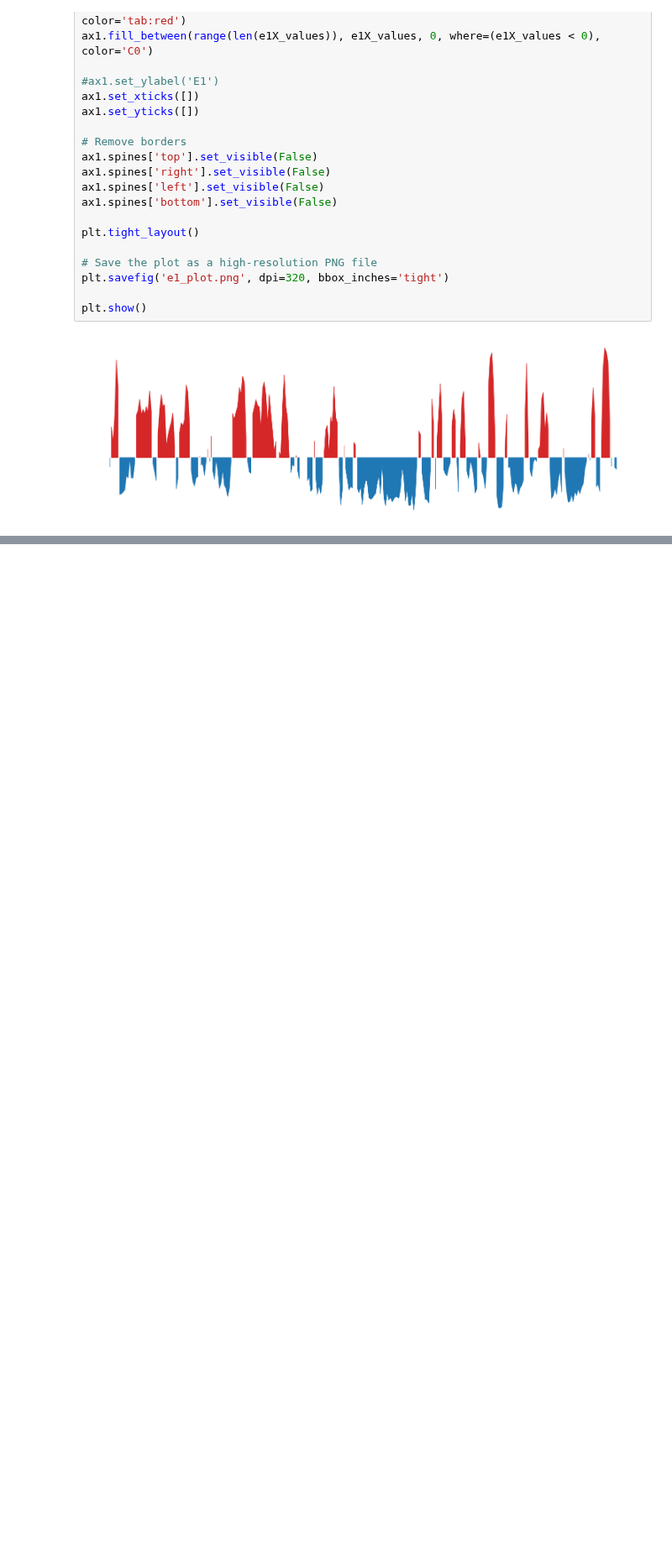
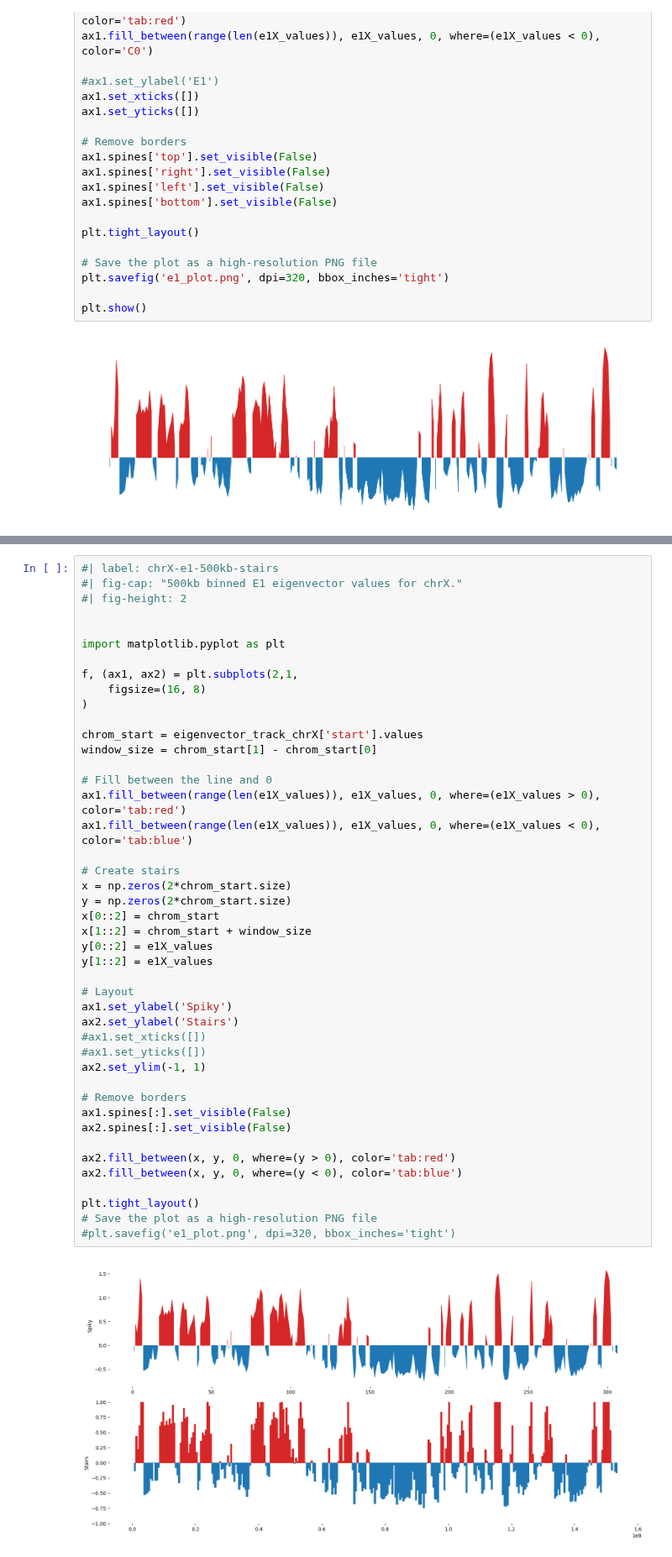
Before and after one commit to munch-group/hic-spermatogenesis, a Jupyter notebook: notebooks/03_compartments.ipynb, the cells around one changed output, grey strips where cells are left out. Shown at 84% size. Drawn from its saved outputs; the diff is of its cells as text; blank space fills up the shorter version.

```diff
--- a/notebooks/03_compartments.ipynb
+++ b/notebooks/03_compartments.ipynb
@@ -300,0 +478,46 @@ plt.show()
+# %%
+#| label: chrX-e1-500kb-stairs
+#| fig-cap: "500kb binned E1 eigenvector values for chrX."
+#| fig-height: 2
+
+
+import matplotlib.pyplot as plt
+
+f, (ax1, ax2) = plt.subplots(2,1,
+    figsize=(16, 8)
+)
+
+chrom_start = eigenvector_track_chrX['start'].values
+window_size = chrom_start[1] - chrom_start[0]
+
+# Fill between the line and 0
+ax1.fill_between(range(len(e1X_values)), e1X_values, 0, where=(e1X_values > 0), color='tab:red')
+ax1.fill_between(range(len(e1X_values)), e1X_values, 0, where=(e1X_values < 0), color='tab:blue')
+
+# Create stairs
+x = np.zeros(2*chrom_start.size)
+y = np.zeros(2*chrom_start.size)
+x[0::2] = chrom_start
+x[1::2] = chrom_start + window_size
+y[0::2] = e1X_values
+y[1::2] = e1X_values
+
+# Layout
+ax1.set_ylabel('Spiky')
+ax2.set_ylabel('Stairs')
+#ax1.set_xticks([])
+#ax1.set_yticks([])
+ax2.set_ylim(-1, 1)
+
+# Remove borders
+ax1.spines[:].set_visible(False)
+ax2.spines[:].set_visible(False)
+
+ax2.fill_between(x, y, 0, where=(y > 0), color='tab:red')
+ax2.fill_between(x, y, 0, where=(y < 0), color='tab:blue')
+
+plt.tight_layout()
+# Save the plot as a high-resolution PNG file
+#plt.savefig('e1_plot.png', dpi=320, bbox_inches='tight')
+# %% [output]
+[figure, added]
```
Also changed, not shown: parts of 15 cells of this notebook, 2 other files.
